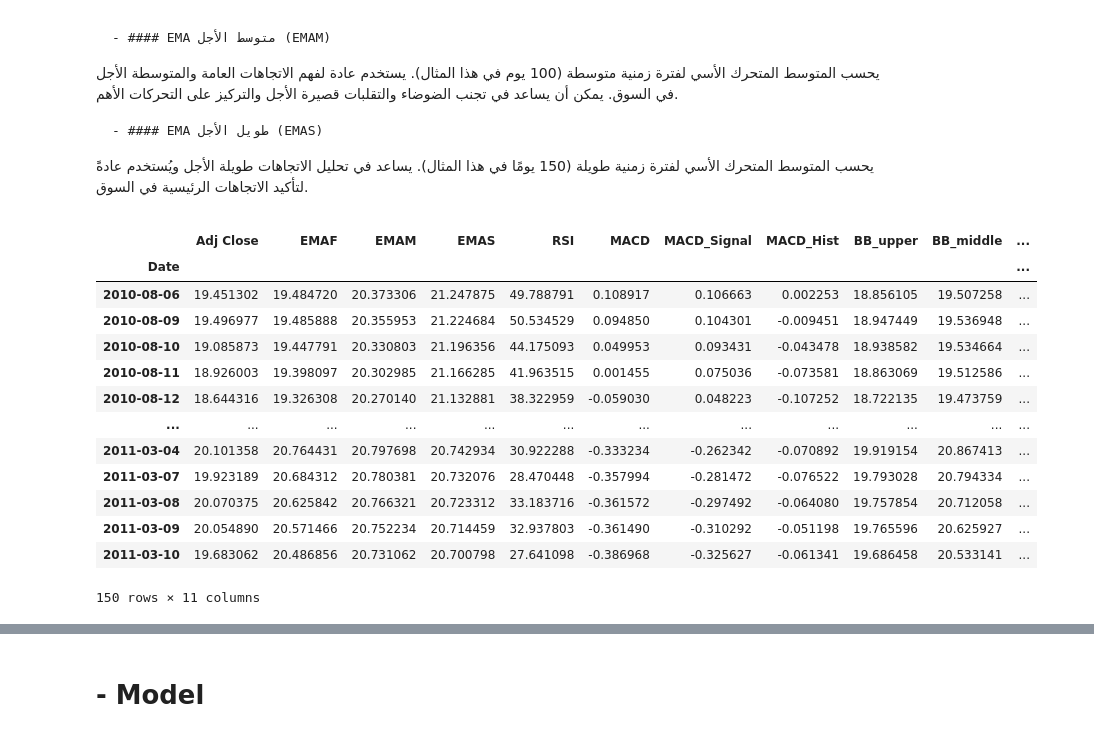
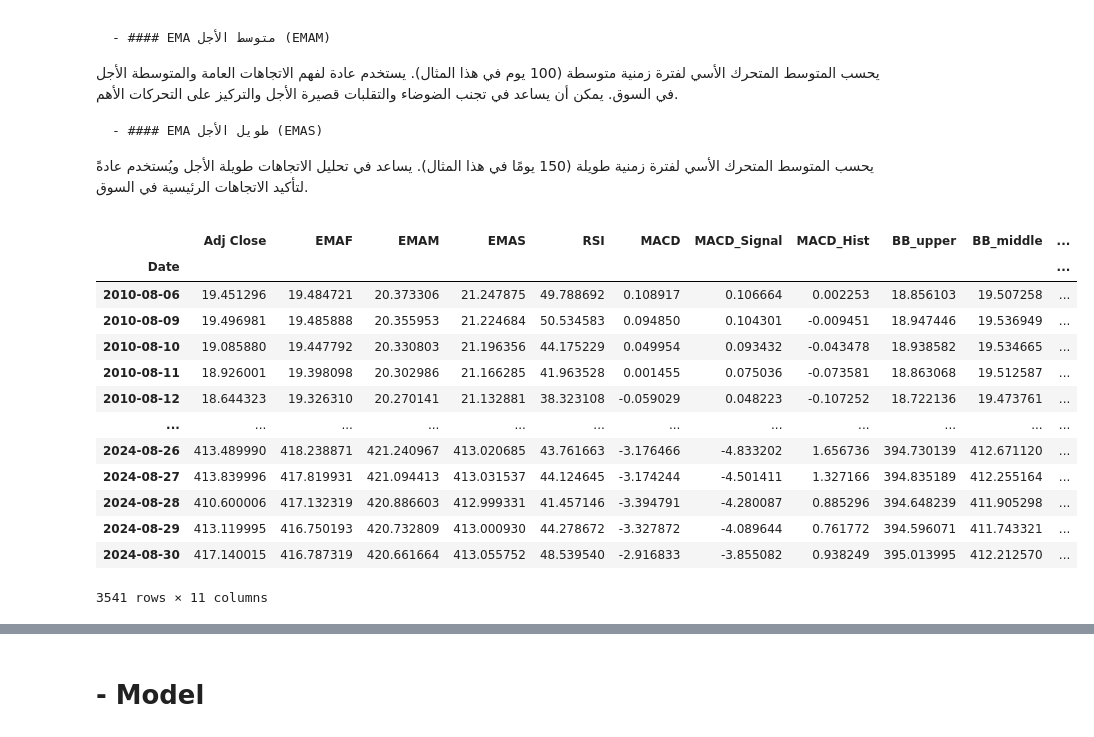
Before and after one commit to Ox03bb/Stock_Prices_Prediction, a Jupyter notebook: Stock_Prices_Prediction.ipynb, the cells around one changed output, grey strips where cells are left out. Cells and saved outputs as stored; diff of their text form; code cells hidden in the pictures.

Commit message:
Kaggle Notebook | Stock Prices | need more data

```diff
--- a/Stock_Prices_Prediction.ipynb
+++ b/Stock_Prices_Prediction.ipynb
@@ -202,19 +204,19 @@ data['BB_lower'] = bbands['BBU_20_2.0']  ;data['EMAF'] = ta.ema(data["Adj Close"
 # %%
 data = data.dropna()
 # %%
-data.head(150)
+data
 # %% [output]
 |  | Adj Close | EMAF | EMAM | EMAS | RSI | MACD | MACD_Signal | MACD_Hist | BB_upper | BB_middle | ... |
 | Date |  |  |  |  |  |  |  |  |  |  | ... |
-| 2010-08-06 | 19.451302 | 19.484720 | 20.373306 | 21.247875 | 49.788791 | 0.108917 | 0.106663 | 0.002253 | 18.856105 | 19.507258 | ... |
-| 2010-08-09 | 19.496977 | 19.485888 | 20.355953 | 21.224684 | 50.534529 | 0.094850 | 0.104301 | -0.009451 | 18.947449 | 19.536948 | ... |
-| 2010-08-10 | 19.085873 | 19.447791 | 20.330803 | 21.196356 | 44.175093 | 0.049953 | 0.093431 | -0.043478 | 18.938582 | 19.534664 | ... |
-| 2010-08-11 | 18.926003 | 19.398097 | 20.302985 | 21.166285 | 41.963515 | 0.001455 | 0.075036 | -0.073581 | 18.863069 | 19.512586 | ... |
-| 2010-08-12 | 18.644316 | 19.326308 | 20.270140 | 21.132881 | 38.322959 | -0.059030 | 0.048223 | -0.107252 | 18.722135 | 19.473759 | ... |
+| 2010-08-06 | 19.451296 | 19.484721 | 20.373306 | 21.247875 | 49.788692 | 0.108917 | 0.106664 | 0.002253 | 18.856103 | 19.507258 | ... |
+| 2010-08-09 | 19.496981 | 19.485888 | 20.355953 | 21.224684 | 50.534583 | 0.094850 | 0.104301 | -0.009451 | 18.947446 | 19.536949 | ... |
+| 2010-08-10 | 19.085880 | 19.447792 | 20.330803 | 21.196356 | 44.175229 | 0.049954 | 0.093432 | -0.043478 | 18.938582 | 19.534665 | ... |
+| 2010-08-11 | 18.926001 | 19.398098 | 20.302986 | 21.166285 | 41.963528 | 0.001455 | 0.075036 | -0.073581 | 18.863068 | 19.512587 | ... |
+| 2010-08-12 | 18.644323 | 19.326310 | 20.270141 | 21.132881 | 38.323108 | -0.059029 | 0.048223 | -0.107252 | 18.722136 | 19.473761 | ... |
 | ... | ... | ... | ... | ... | ... | ... | ... | ... | ... | ... | ... |
-| 2011-03-04 | 20.101358 | 20.764431 | 20.797698 | 20.742934 | 30.922288 | -0.333234 | -0.262342 | -0.070892 | 19.919154 | 20.867413 | ... |
-| 2011-03-07 | 19.923189 | 20.684312 | 20.780381 | 20.732076 | 28.470448 | -0.357994 | -0.281472 | -0.076522 | 19.793028 | 20.794334 | ... |
-| 2011-03-08 | 20.070375 | 20.625842 | 20.766321 | 20.723312 | 33.183716 | -0.361572 | -0.297492 | -0.064080 | 19.757854 | 20.712058 | ... |
-| 2011-03-09 | 20.054890 | 20.571466 | 20.752234 | 20.714459 | 32.937803 | -0.361490 | -0.310292 | -0.051198 | 19.765596 | 20.625927 | ... |
-| 2011-03-10 | 19.683062 | 20.486856 | 20.731062 | 20.700798 | 27.641098 | -0.386968 | -0.325627 | -0.061341 | 19.686458 | 20.533141 | ... |
+| 2024-08-26 | 413.489990 | 418.238871 | 421.240967 | 413.020685 | 43.761663 | -3.176466 | -4.833202 | 1.656736 | 394.730139 | 412.671120 | ... |
+| 2024-08-27 | 413.839996 | 417.819931 | 421.094413 | 413.031537 | 44.124645 | -3.174244 | -4.501411 | 1.327166 | 394.835189 | 412.255164 | ... |
+| 2024-08-28 | 410.600006 | 417.132319 | 420.886603 | 412.999331 | 41.457146 | -3.394791 | -4.280087 | 0.885296 | 394.648239 | 411.905298 | ... |
+| 2024-08-29 | 413.119995 | 416.750193 | 420.732809 | 413.000930 | 44.278672 | -3.327872 | -4.089644 | 0.761772 | 394.596071 | 411.743321 | ... |
+| 2024-08-30 | 417.140015 | 416.787319 | 420.661664 | 413.055752 | 48.539540 | -2.916833 | -3.855082 | 0.938249 | 395.013995 | 412.212570 | ... |
-150 rows × 11 columns
+3541 rows × 11 columns
```
Also changed, not shown: parts of 38 cells of this notebook.
